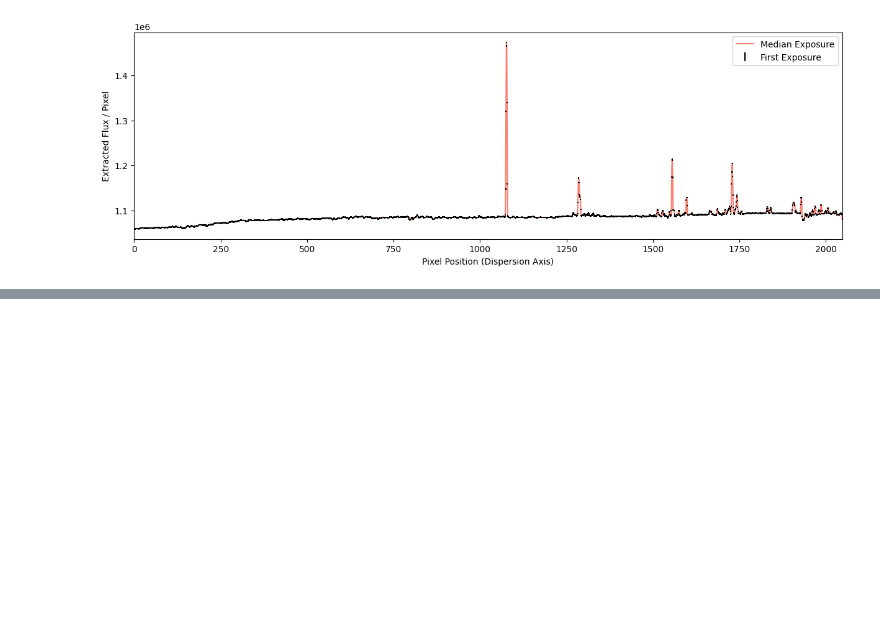
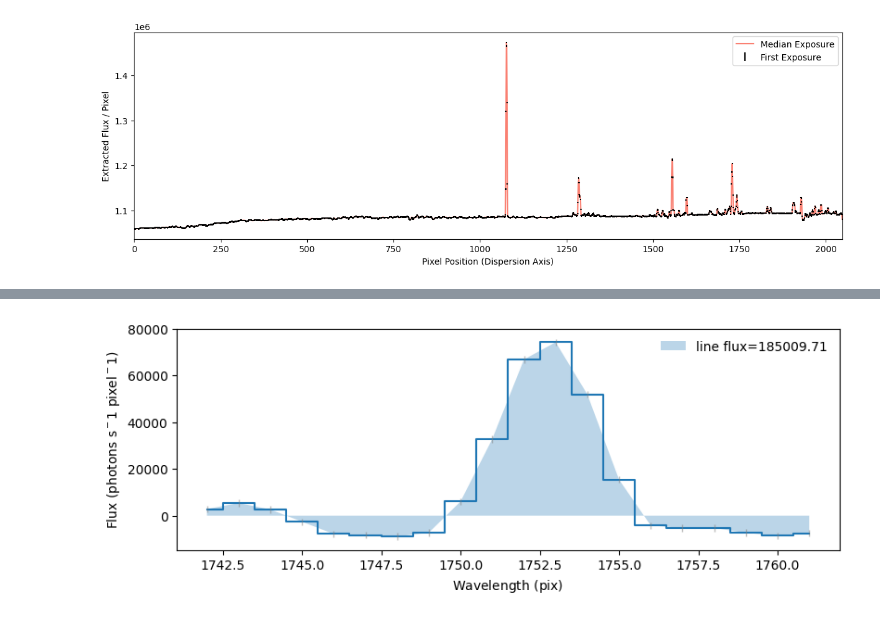
Before and after one commit to taro1256/StarburstGalaxyProject, a Jupyter notebook: Project.ipynb, the cells around one changed output, grey strips where cells are left out. Drawn from its saved outputs; the diff is of its cells as text; code cells hidden in the pictures; blank space fills up the shorter version.

```diff
--- a/Project.ipynb
+++ b/Project.ipynb
@@ -580,0 +665,13 @@ print(np.shape(raw_science_NCG))
+# %%
+# calculate the line flux
+this_line_flux = line_flux(sub_spectrum)
+
+# plot the line flux
+plt.figure(figsize=(8, 3), constrained_layout=True)
+plot_spectrum(sub_spectrum)
+
+# draw the area being integrated
+plt.fill_between(sub_spectrum.spectral_axis, sub_spectrum.flux, alpha=0.3, label=f'line flux={this_line_flux:.2f}')
+plt.legend(frameon=False);
+# %% [output]
+[figure, added]
```
Also changed, not shown: parts of 25 cells of this notebook.
